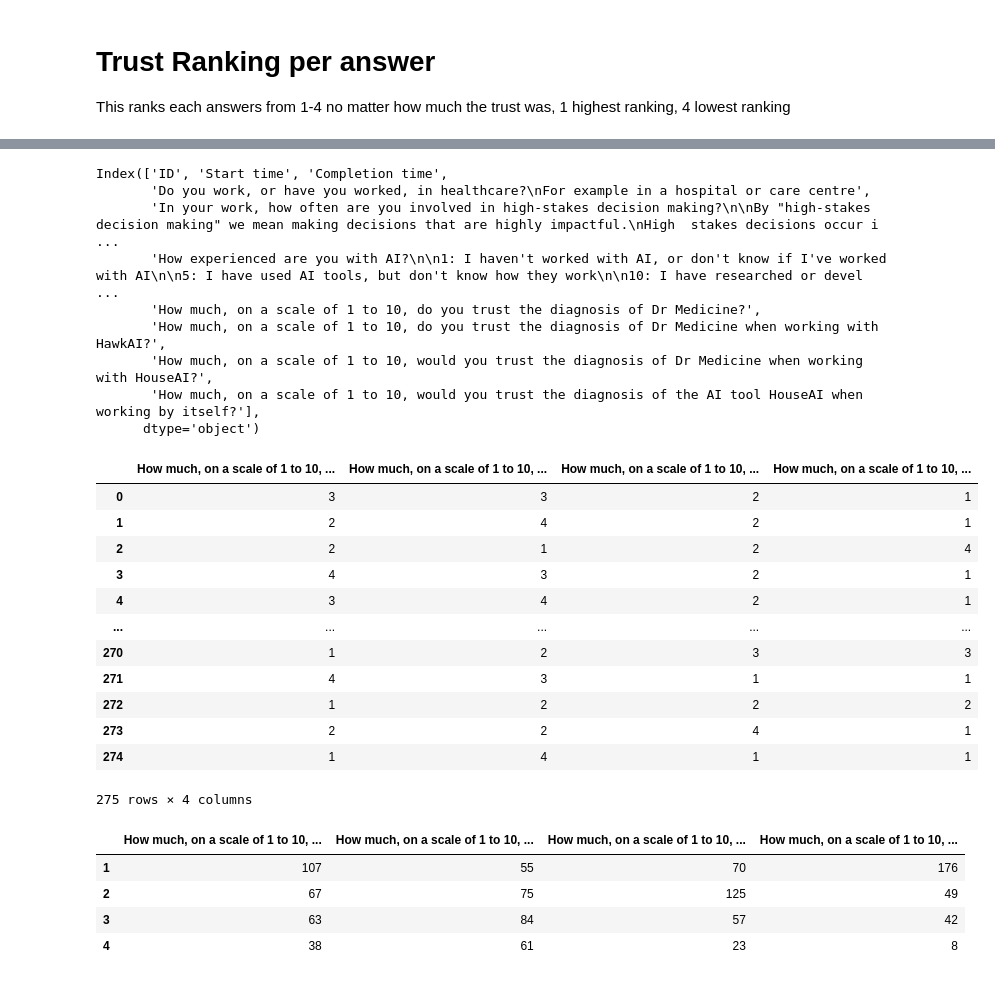
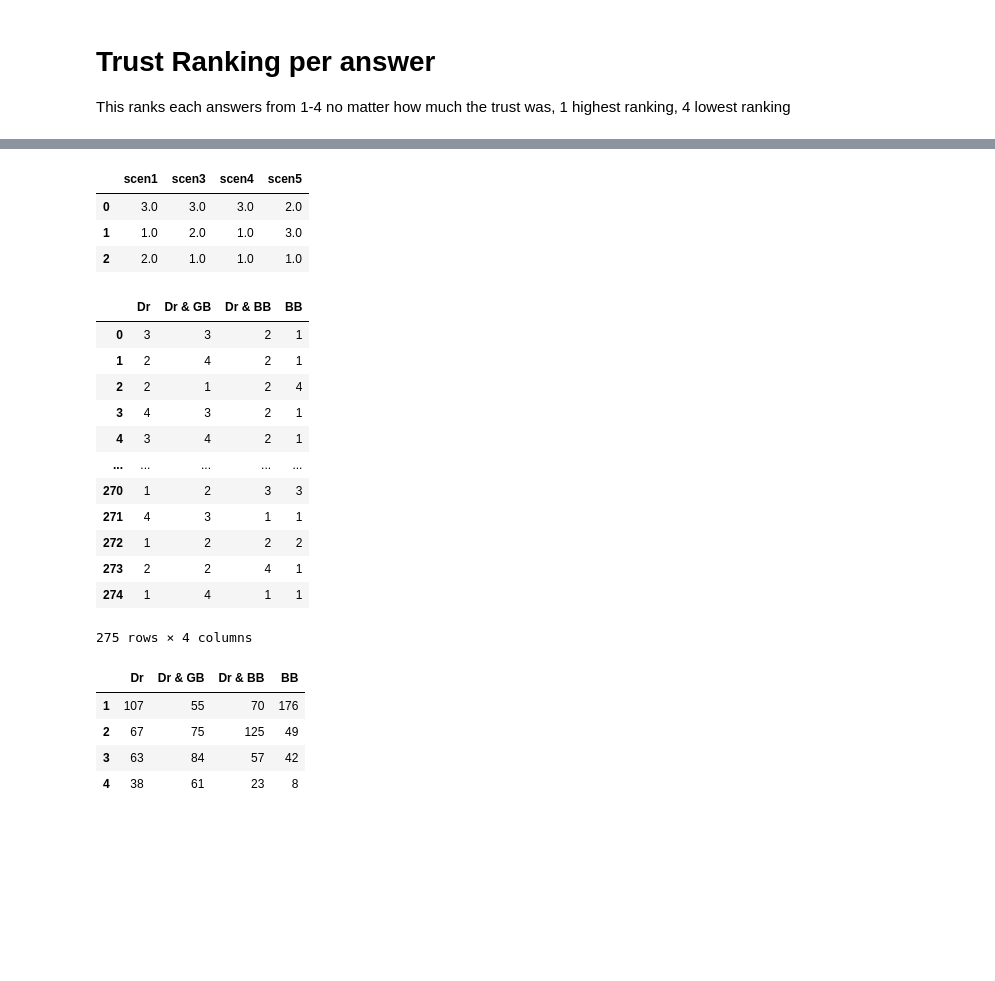
Before and after one commit to isabelladegen/elf, a Jupyter notebook: Isabellas-Notebook.ipynb, the cells around one changed output, grey strips where cells are left out. Saved outputs shown, nothing was run; the diff lists cells and outputs as text; code cells hidden in the pictures; blank space fills up the shorter version.

```diff
--- a/Isabellas-Notebook.ipynb
+++ b/Isabellas-Notebook.ipynb
@@ -29,0 +10,17 @@ raw_data
+# %%
+health = 'Healthcare'
+highstakes = 'Highstake'
+ai = 'AI Experience'
+dr = 'Dr'
+dr_gb = 'Dr & GB'
+dr_bb = 'Dr & BB'
+bb = 'BB'
+
+raw_data.columns.values[3] = health
+raw_data.columns.values[4] = highstakes
+raw_data.columns.values[5] = ai
+raw_data.columns.values[6] = dr
+raw_data.columns.values[7] = dr_gb
+raw_data.columns.values[8] = dr_bb
+raw_data.columns.values[9] = bb
+raw_data
@@ -54,20 +65,15 @@ df.rank(axis=1, method='min')
-# %%
-raw_data.columns
-# %% [output]
-Index(['ID', 'Start time', 'Completion time',
-       'Do you work, or have you worked, in healthcare?\nFor example in a hospital or care centre',
-       'In your work, how often are you involved in high-stakes decision making?\n\nBy "high-stakes decision making" we mean making decisions that are highly impactful.\nHigh  stakes decisions occur i ...
-       'How experienced are you with AI?\n\n1: I haven't worked with AI, or don't know if I've worked with AI\n\n5: I have used AI tools, but don't know how they work\n\n10: I have researched or devel ...
-       'How much, on a scale of 1 to 10, do you trust the diagnosis of Dr Medicine?',
-       'How much, on a scale of 1 to 10, do you trust the diagnosis of Dr Medicine when working with HawkAI?',
-       'How much, on a scale of 1 to 10, would you trust the diagnosis of Dr Medicine when working with HouseAI?',
-       'How much, on a scale of 1 to 10, would you trust the diagnosis of the AI tool HouseAI when working by itself?'],
-      dtype='object')
+# %%
+df.rank(method='min')
+# %% [output]
+|  | scen1 | scen3 | scen4 | scen5 |
+| 0 | 3.0 | 3.0 | 3.0 | 2.0 |
+| 1 | 1.0 | 2.0 | 1.0 | 3.0 |
+| 2 | 2.0 | 1.0 | 1.0 | 1.0 |
 # %%
-ranked_df = raw_data[[scen1, scen2, scen3, scen4]].rank(axis=1, method='min').astype(int)
+ranked_df = raw_data[[dr, dr_gb, dr_bb, bb]].rank(axis=1, method='min').astype(int)
 ranked_df
 # %% [output]
-|  | How much, on a scale of 1 to 10, ... | How much, on a scale of 1 to 10, ... | How much, on a scale of 1 to 10, ... | How much, on a scale of 1 to 10, ... |
+|  | Dr | Dr & GB | Dr & BB | BB |
 | 0 | 3 | 3 | 2 | 1 |
 | 1 | 2 | 4 | 2 | 1 |
 | 2 | 2 | 1 | 2 | 4 |
@@ -84,7 +90,7 @@ ranked_df
 value_c = ranked_df.apply(pd.Series.value_counts)
 value_c
 # %% [output]
-|  | How much, on a scale of 1 to 10, ... | How much, on a scale of 1 to 10, ... | How much, on a scale of 1 to 10, ... | How much, on a scale of 1 to 10, ... |
+|  | Dr | Dr & GB | Dr & BB | BB |
 | 1 | 107 | 55 | 70 | 176 |
 | 2 | 67 | 75 | 125 | 49 |
 | 3 | 63 | 84 | 57 | 42 |
```
Also changed, not shown: parts of 12 cells of this notebook, 3 other files.
